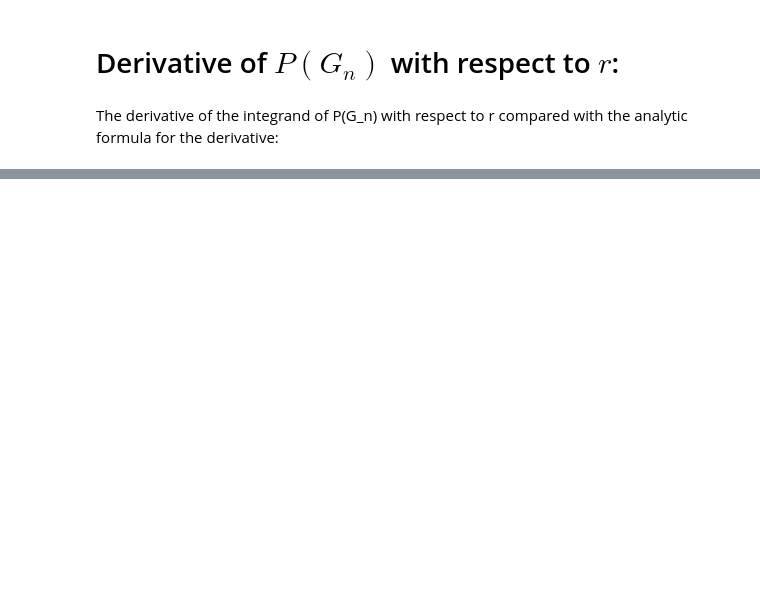
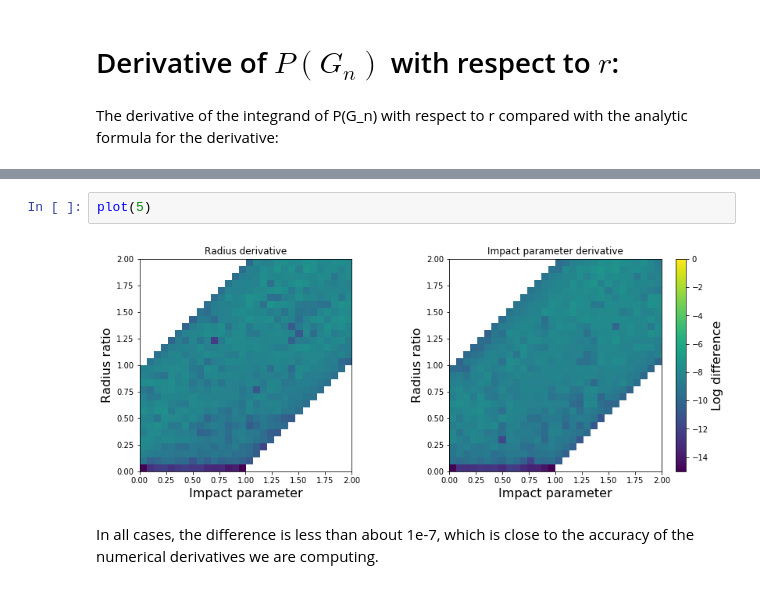
Before and after one commit to rodluger/Limbdark.jl, a Jupyter notebook: proofs/dpdr.ipynb, the cells around one changed output, grey strips where cells are left out. Cells and saved outputs as stored; diff of their text form; blank space fills up the shorter version.

```diff
--- a/proofs/dpdr.ipynb
+++ b/proofs/dpdr.ipynb
@@ -99,0 +88,6 @@ simplify(dpdr_diff)
+# %%
+plot(5)
+# %% [output]
+[figure, added]
+# %% [markdown]
+In all cases, the difference is less than about 1e-7, which is close to the accuracy of the numerical derivatives we are computing.
```
Also changed, not shown: parts of 38 cells of this notebook.
